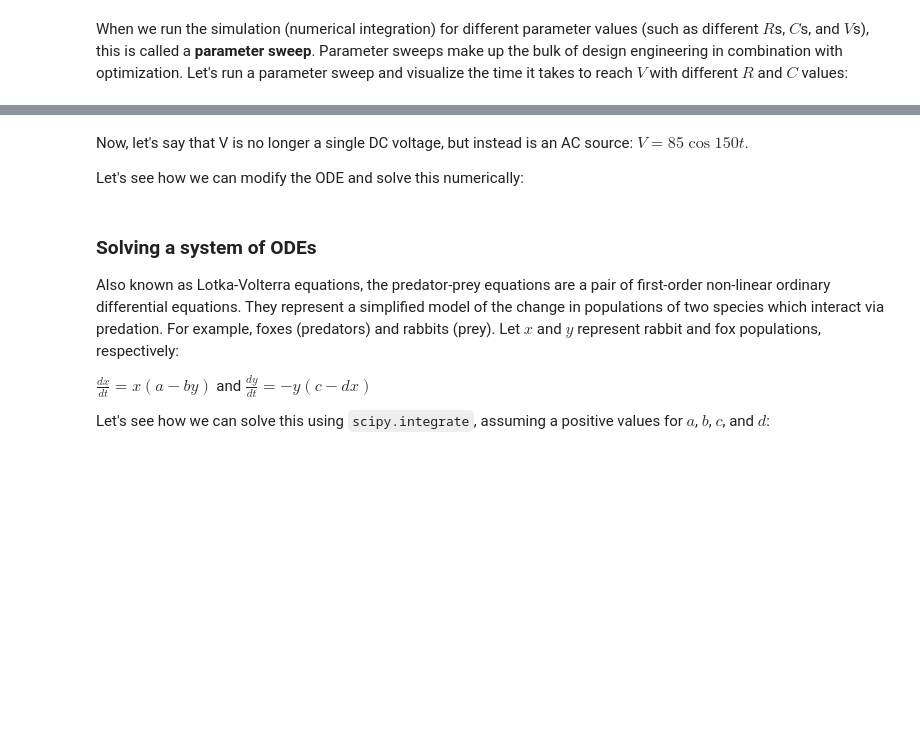
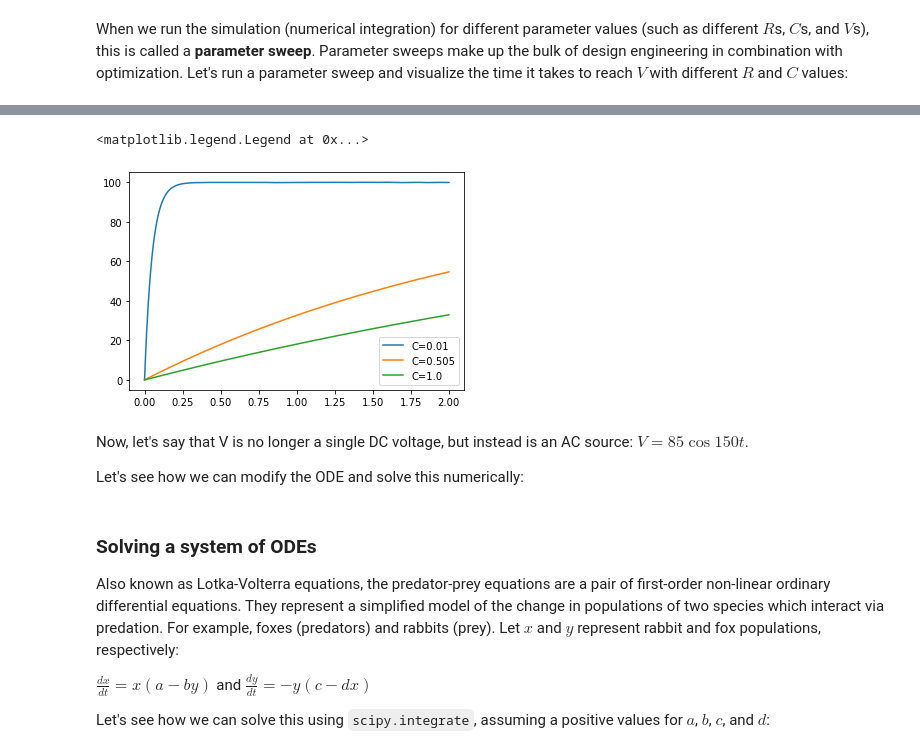
Before and after one commit to curtywang/ee5020-notes-fa21, a Jupyter notebook: day17/modsimpy.ipynb, the cells around one changed output, grey strips where cells are left out. Saved outputs shown, nothing was run; the diff lists cells and outputs as text; code cells hidden in the pictures; blank space fills up the shorter version.

```diff
--- a/day17/modsimpy.ipynb
+++ b/day17/modsimpy.ipynb
@@ -68,3 +131,20 @@ When we run the simulation (numerical integration) for different parameter value
+# %%
+c_min = 0.01
+c_max = 1.0
+vcf_solns = []
+
+plt.figure()
+for some_c in np.linspace(c_min, c_max, 3):
+    vcf_solns.append(scipy.integrate.solve_ivp(dvc_dt_fancy, (0., 2.0), [0.0],
+                                               t_eval=np.linspace(0., 2.0, 1000),
+                                               args=(100., some_c, 5.0)))
+
+    plt.plot(vcf_solns[-1].t, vcf_solns[-1].y[0], label=f"C={some_c}")
+
+plt.legend()
+# %% [output]
+<matplotlib.legend.Legend at 0x...>
+[figure, added]
 # %% [markdown]
 Now, let's say that V is no longer a single DC voltage, but instead is an AC source: $V = 85 \cos 150t$.
 
```
Also changed, not shown: parts of 11 cells of this notebook.
